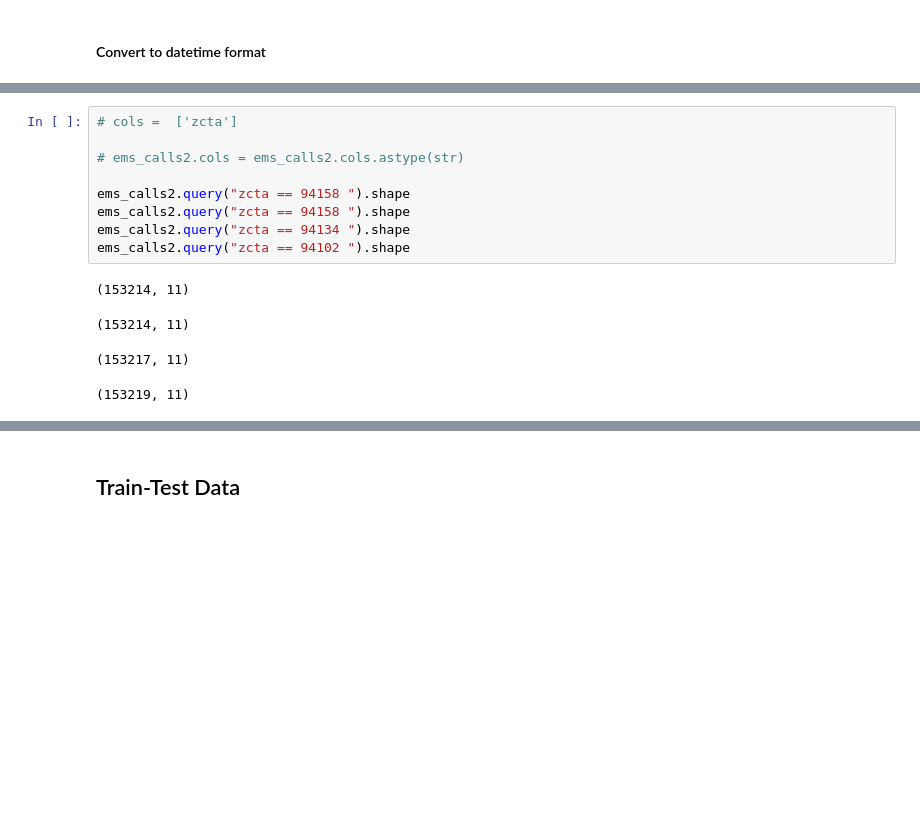
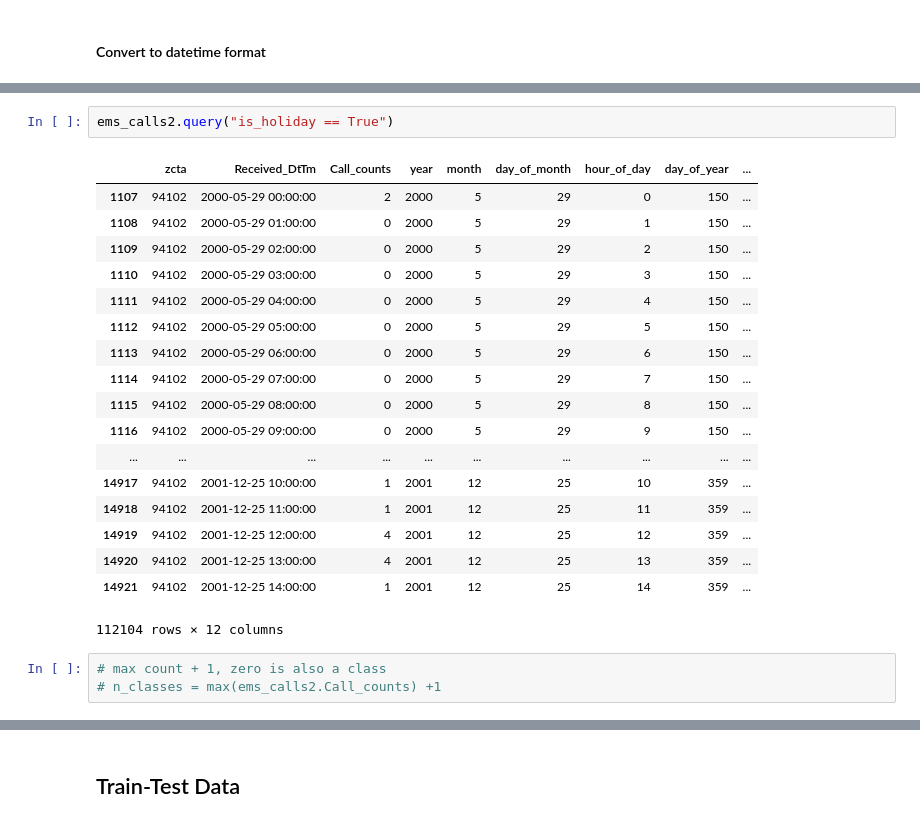
Before and after one commit to jamesypeng/Smarter-Emergency-Dispatch, a Jupyter notebook: 1 - NN model.ipynb, the cells around one changed output, grey strips where cells are left out. Drawn from its saved outputs; the diff is of its cells as text; blank space fills up the shorter version.

```diff
--- a/1 - NN model.ipynb
+++ b/1 - NN model.ipynb
@@ -224,17 +235,27 @@ ems_calls2.sample(n=5)
-# %%
-# cols =  ['zcta']
-
-# ems_calls2.cols = ems_calls2.cols.astype(str)
-
-ems_calls2.query("zcta == 94158 ").shape
-ems_calls2.query("zcta == 94158 ").shape
-ems_calls2.query("zcta == 94134 ").shape
-ems_calls2.query("zcta == 94102 ").shape
-# %% [output]
-(153214, 11)
-(153214, 11)
-(153217, 11)
-(153219, 11)
+# %%
+ems_calls2.query("is_holiday == True")
+# %% [output]
+|  | zcta | Received_DtTm | Call_counts | year | month | day_of_month | hour_of_day | day_of_year | ... |
+| 1107 | 94102 | 2000-05-29 00:00:00 | 2 | 2000 | 5 | 29 | 0 | 150 | ... |
+| 1108 | 94102 | 2000-05-29 01:00:00 | 0 | 2000 | 5 | 29 | 1 | 150 | ... |
+| 1109 | 94102 | 2000-05-29 02:00:00 | 0 | 2000 | 5 | 29 | 2 | 150 | ... |
+| 1110 | 94102 | 2000-05-29 03:00:00 | 0 | 2000 | 5 | 29 | 3 | 150 | ... |
+| 1111 | 94102 | 2000-05-29 04:00:00 | 0 | 2000 | 5 | 29 | 4 | 150 | ... |
+| 1112 | 94102 | 2000-05-29 05:00:00 | 0 | 2000 | 5 | 29 | 5 | 150 | ... |
+| 1113 | 94102 | 2000-05-29 06:00:00 | 0 | 2000 | 5 | 29 | 6 | 150 | ... |
+| 1114 | 94102 | 2000-05-29 07:00:00 | 0 | 2000 | 5 | 29 | 7 | 150 | ... |
+| 1115 | 94102 | 2000-05-29 08:00:00 | 0 | 2000 | 5 | 29 | 8 | 150 | ... |
+| 1116 | 94102 | 2000-05-29 09:00:00 | 0 | 2000 | 5 | 29 | 9 | 150 | ... |
+| ... | ... | ... | ... | ... | ... | ... | ... | ... | ... |
+| 14917 | 94102 | 2001-12-25 10:00:00 | 1 | 2001 | 12 | 25 | 10 | 359 | ... |
+| 14918 | 94102 | 2001-12-25 11:00:00 | 1 | 2001 | 12 | 25 | 11 | 359 | ... |
+| 14919 | 94102 | 2001-12-25 12:00:00 | 4 | 2001 | 12 | 25 | 12 | 359 | ... |
+| 14920 | 94102 | 2001-12-25 13:00:00 | 4 | 2001 | 12 | 25 | 13 | 359 | ... |
+| 14921 | 94102 | 2001-12-25 14:00:00 | 1 | 2001 | 12 | 25 | 14 | 359 | ... |
+112104 rows × 12 columns
+# %%
+# max count + 1, zero is also a class
+# n_classes = max(ems_calls2.Call_counts) +1
 # %%
 def to_category(df, columns = None):
     for c in columns:
```
Also changed, not shown: parts of 30 cells of this notebook.
